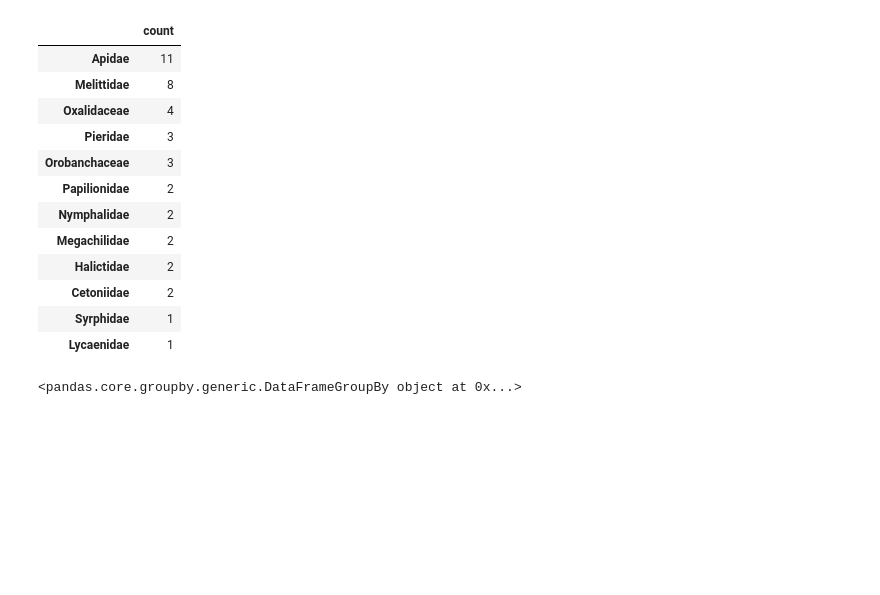
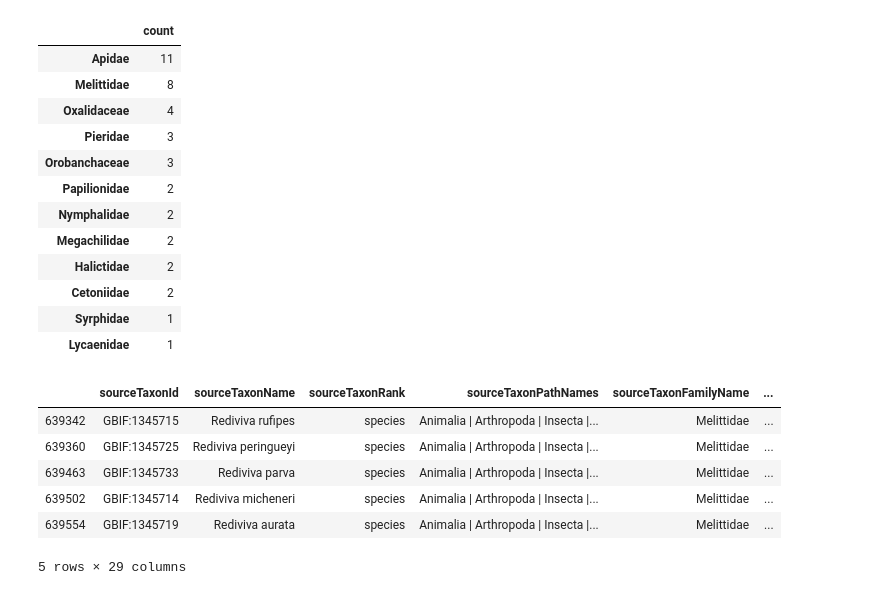
Before and after one commit to AgentschapPlantentuinMeise/interactias, a Jupyter notebook: notebook/interactias.ipynb, the cells around one changed output. Saved outputs shown, nothing was run; the diff lists cells and outputs as text; code cells hidden in the pictures; blank space fills up the shorter version.

```diff
--- a/notebook/interactias.ipynb
+++ b/notebook/interactias.ipynb
@@ -261,4 +247,10 @@ def allInteractions(taxonIn):
-# %%
-allInteractions(taxon)
-# %% [output]
-<pandas.core.groupby.generic.DataFrameGroupBy object at 0x...>
+# %%
+cleanInteractDataTaxon.head()
+# %% [output]
+|  | sourceTaxonId | sourceTaxonName | sourceTaxonRank | sourceTaxonPathNames | sourceTaxonFamilyName | ... |
+| 639342 | GBIF:1345715 | Rediviva rufipes | species | Animalia | Arthropoda | Insecta |... | Melittidae | ... |
+| 639360 | GBIF:1345725 | Rediviva peringueyi | species | Animalia | Arthropoda | Insecta |... | Melittidae | ... |
+| 639463 | GBIF:1345733 | Rediviva parva | species | Animalia | Arthropoda | Insecta |... | Melittidae | ... |
+| 639502 | GBIF:1345714 | Rediviva micheneri | species | Animalia | Arthropoda | Insecta |... | Melittidae | ... |
+| 639554 | GBIF:1345719 | Rediviva aurata | species | Animalia | Arthropoda | Insecta |... | Melittidae | ... |
+5 rows × 29 columns
```
Also changed, not shown: parts of 8 cells of this notebook.
